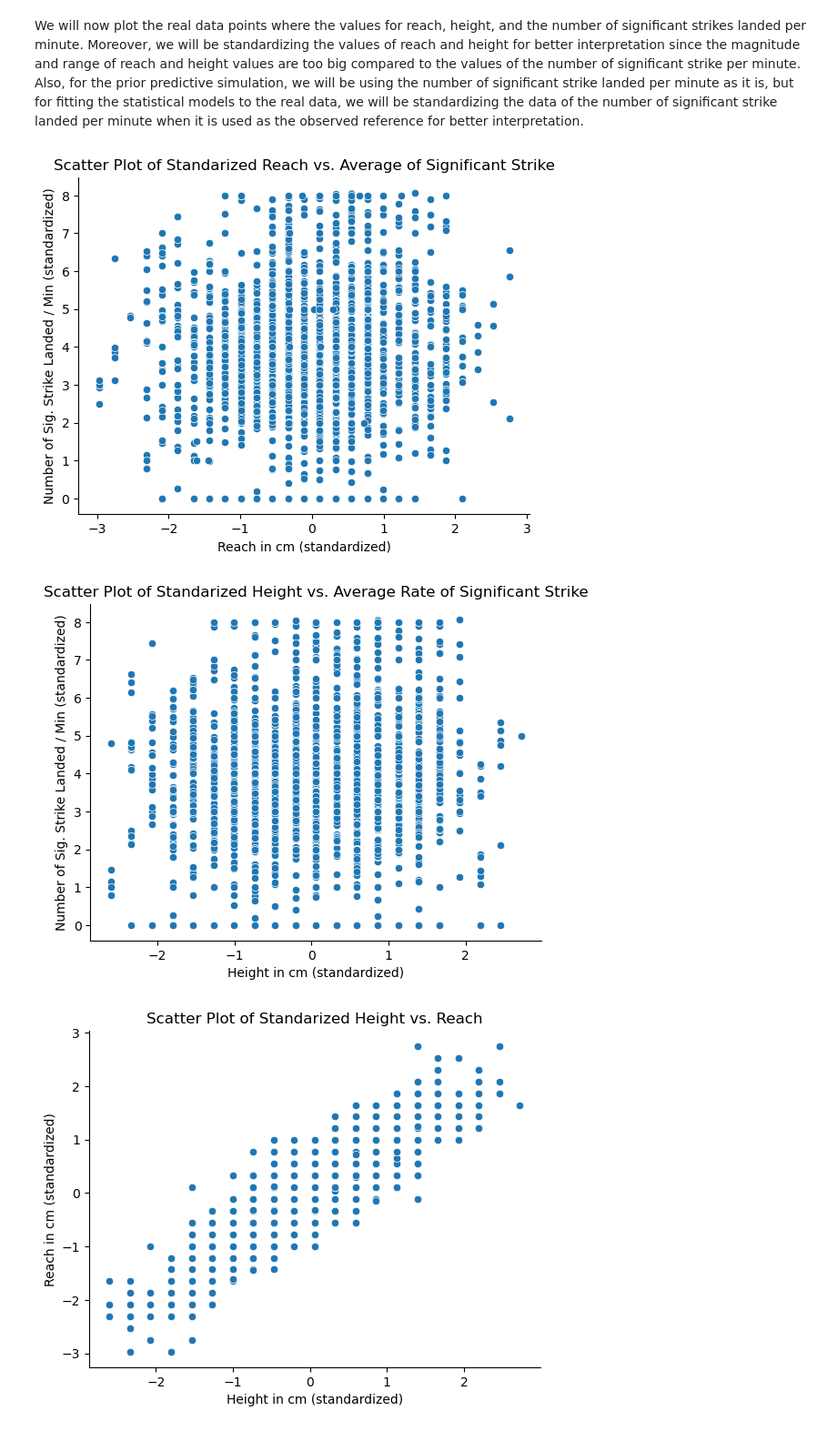
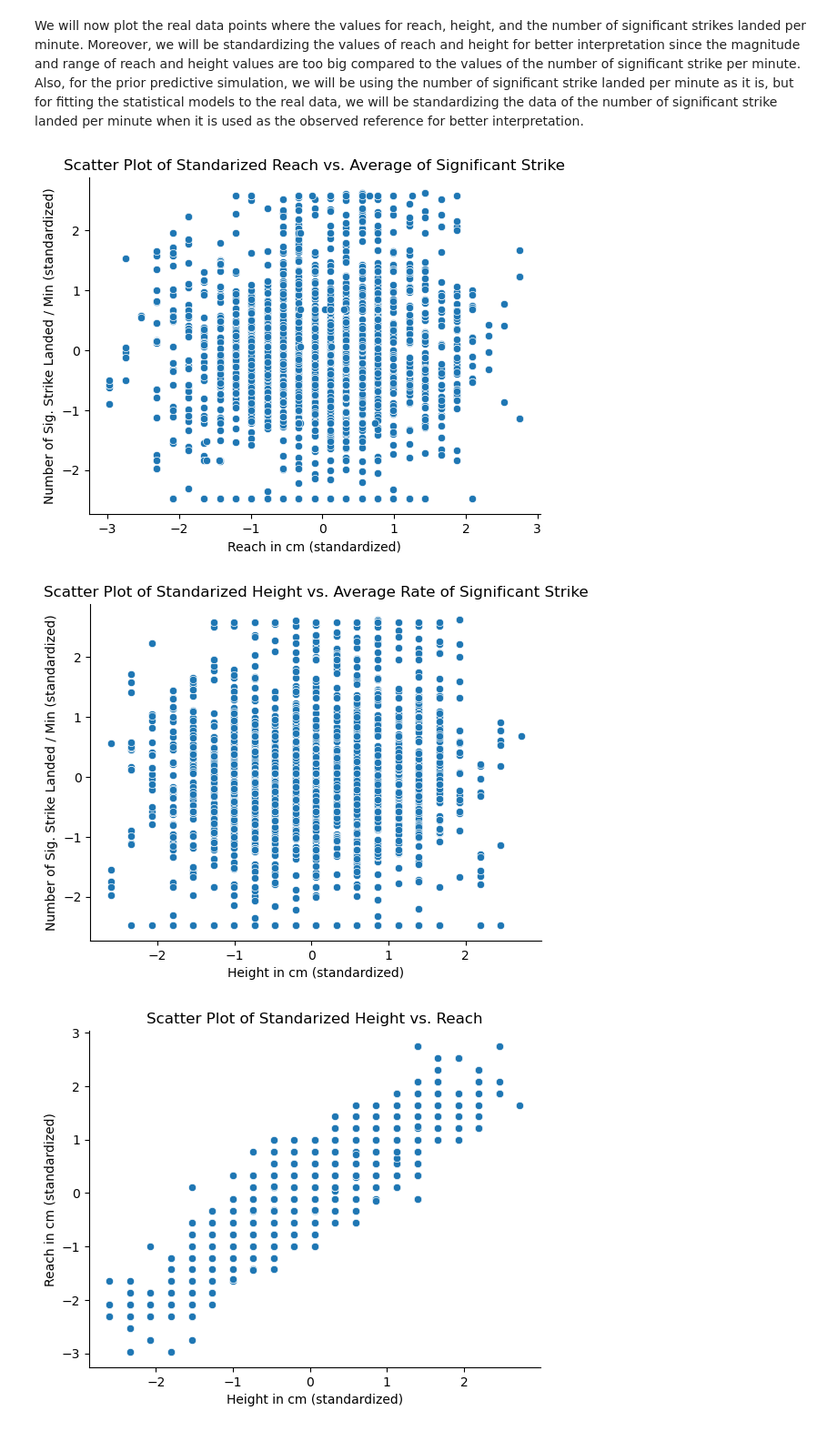
Before and after one commit to harrisonahn1129/UFC_Fights_HRSS_analysis, a Jupyter notebook: Final_Project-3.ipynb, the cells around one changed output. Shown at 91% size. Cells and saved outputs as stored; diff of their text form; code cells hidden in the pictures.

```diff
--- a/Final_Project-3.ipynb
+++ b/Final_Project-3.ipynb
@@ -150,21 +160,21 @@ dtype: float64
 # %% [markdown]
 We will now plot the real data points where the values for reach, height, and the number of significant strikes landed per minute. Moreover, we will be standardizing the values of reach and height for better interpretation since the magnitude and range of reach and height values are too big compared to the values of the number of significant strike per minute. Also, for the prior predictive simulation, we will be using the number of significant strike landed per minute as it is, but for fitting the statistical models to the real data, we will be standardizing the data of the number of significant strike landed per minute when it is used as the observed reference for better interpretation.
 # %%
-sns.scatterplot(x = standardize(processed_df.BlueReachCms), y = processed_df.BlueAvgSigStrLanded)
+sns.scatterplot(x = standardize(processed_df.BlueReachCms), y = standardize(processed_df.BlueAvgSigStrLanded))
 plt.xlabel("Reach in cm (standardized)")
 plt.ylabel("Number of Sig. Strike Landed / Min (standardized)")
 plt.title("Scatter Plot of Standarized Reach vs. Average of Significant Strike")
 sns.despine();
 # %% [output]
-[figure, old version]
+[figure, new version]
 # %%
-sns.scatterplot(x = standardize(processed_df.BlueHeightCms), y = processed_df.BlueAvgSigStrLanded)
+sns.scatterplot(x = standardize(processed_df.BlueHeightCms), y = standardize(processed_df.BlueAvgSigStrLanded))
 plt.xlabel("Height in cm (standardized)")
 plt.ylabel("Number of Sig. Strike Landed / Min (standardized)")
 plt.title("Scatter Plot of Standarized Height vs. Average Rate of Significant Strike")
 sns.despine();
 # %% [output]
-[figure, old version]
+[figure, new version]
 # %%
 sns.scatterplot(x = standardize(processed_df.BlueHeightCms), y = standardize(processed_df.BlueReachCms))
 plt.xlabel("Height in cm (standardized)")
```
Also changed, not shown: parts of 20 cells of this notebook.
